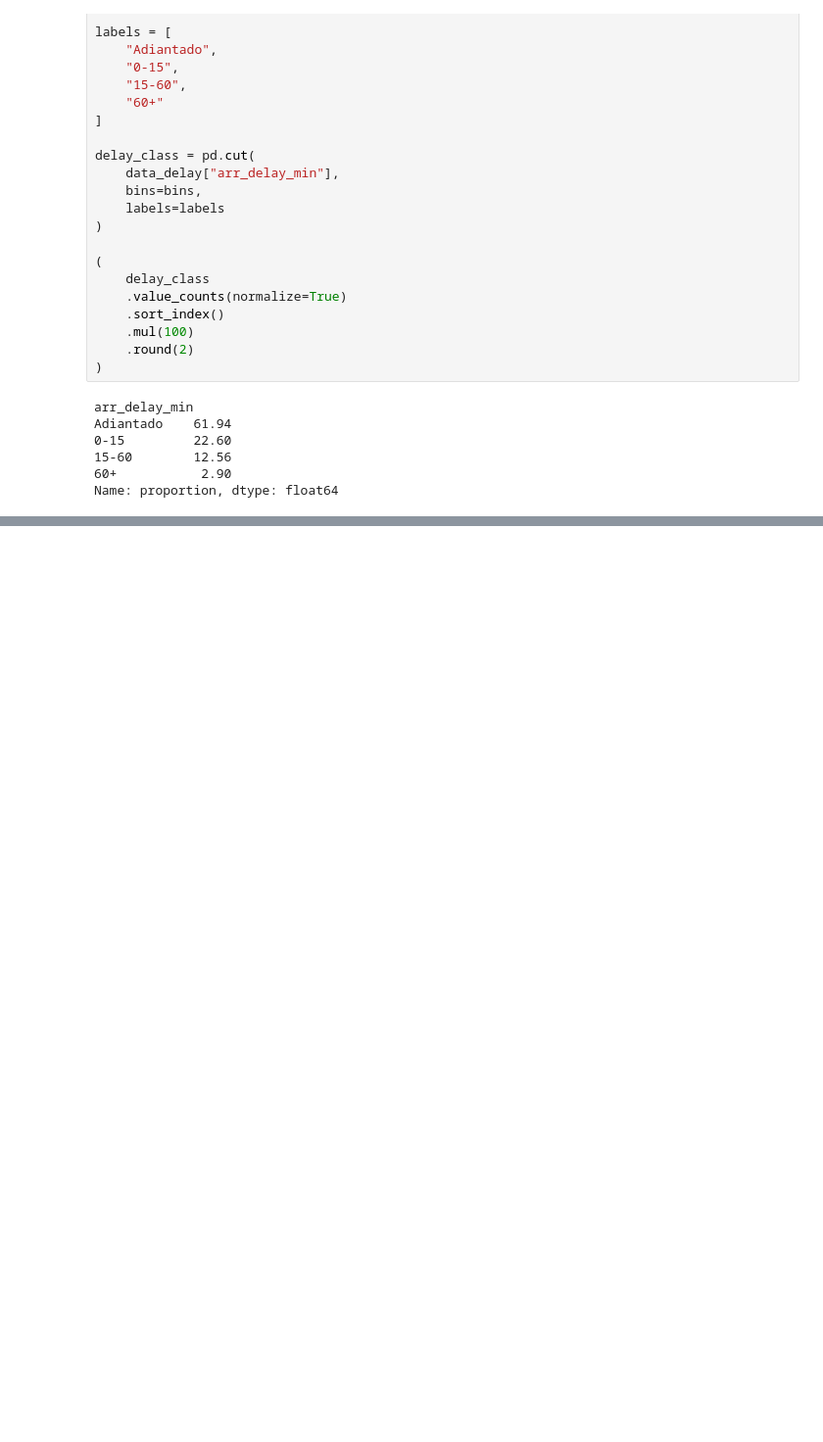
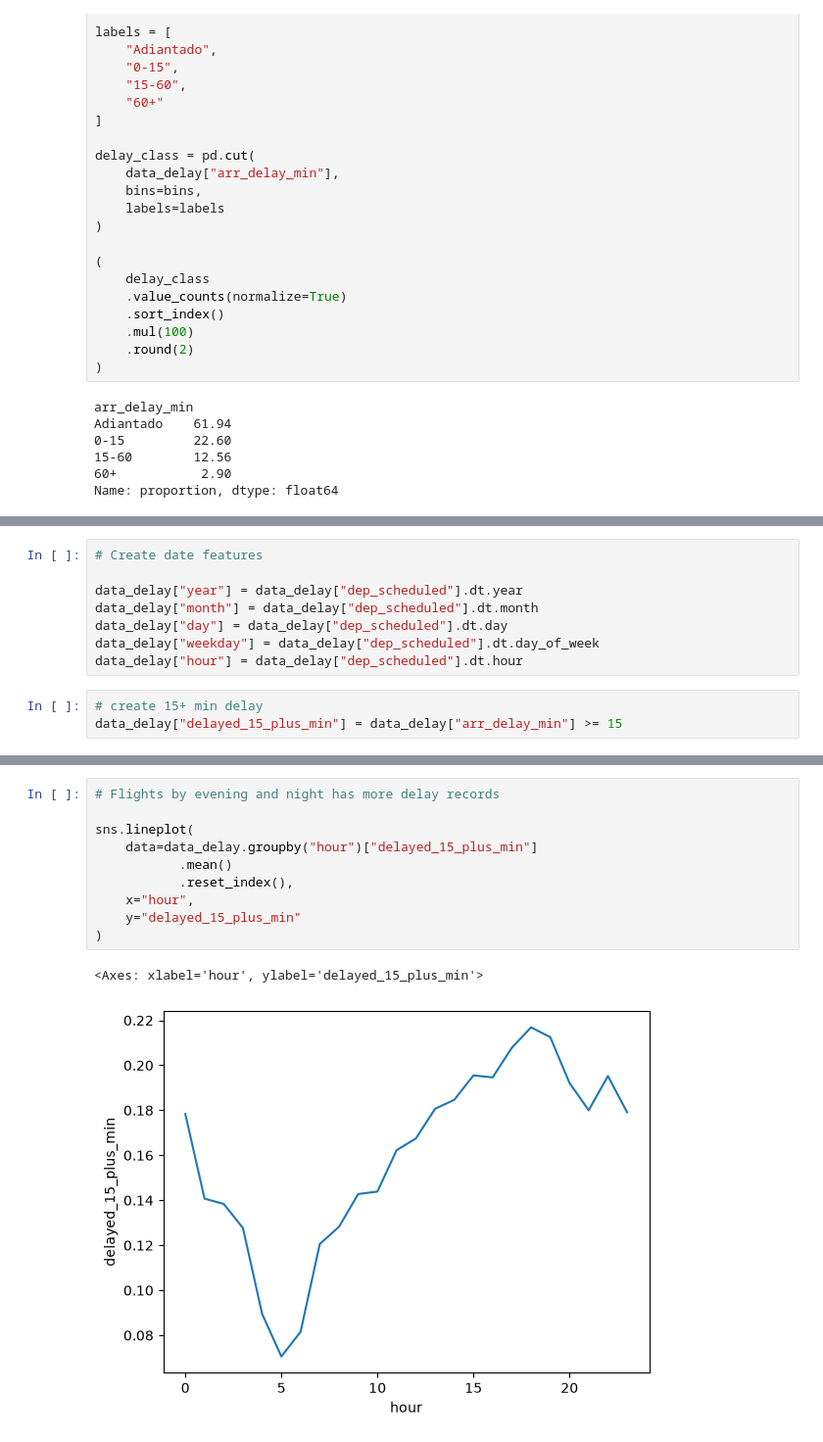
Before and after one commit to LuisHBeck/flight-risk, a Jupyter notebook: notebooks/luishbeck.ipynb, the cells around one changed output, grey strips where cells are left out. Shown at 98% size. Saved outputs shown, nothing was run; the diff lists cells and outputs as text; blank space fills up the shorter version.

```diff
--- a/notebooks/luishbeck.ipynb
+++ b/notebooks/luishbeck.ipynb
@@ -390,0 +402,11 @@ Name: proportion, dtype: float64
+# %%
+# Create date features
+
+data_delay["year"] = data_delay["dep_scheduled"].dt.year
+data_delay["month"] = data_delay["dep_scheduled"].dt.month
+data_delay["day"] = data_delay["dep_scheduled"].dt.day
+data_delay["weekday"] = data_delay["dep_scheduled"].dt.day_of_week
+data_delay["hour"] = data_delay["dep_scheduled"].dt.hour
+# %%
+# create 15+ min delay
+data_delay["delayed_15_plus_min"] = data_delay["arr_delay_min"] >= 15
@@ -390,0 +495,13 @@ Name: proportion, dtype: float64
+# %%
+# Flights by evening and night has more delay records
+
+sns.lineplot(
+    data=data_delay.groupby("hour")["delayed_15_plus_min"]
+           .mean()
+           .reset_index(),
+    x="hour",
+    y="delayed_15_plus_min"
+)
+# %% [output]
+<Axes: xlabel='hour', ylabel='delayed_15_plus_min'>
+[figure, added]
```
Also changed, not shown: parts of 8 cells of this notebook.
